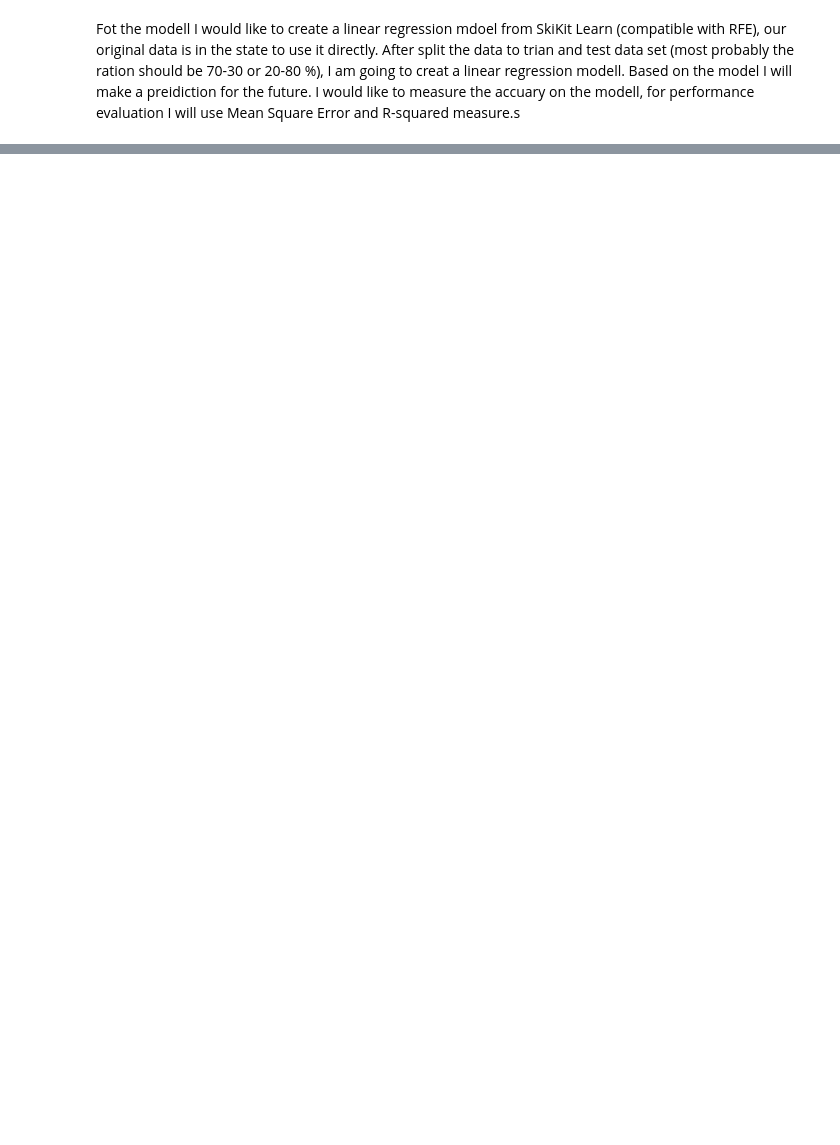
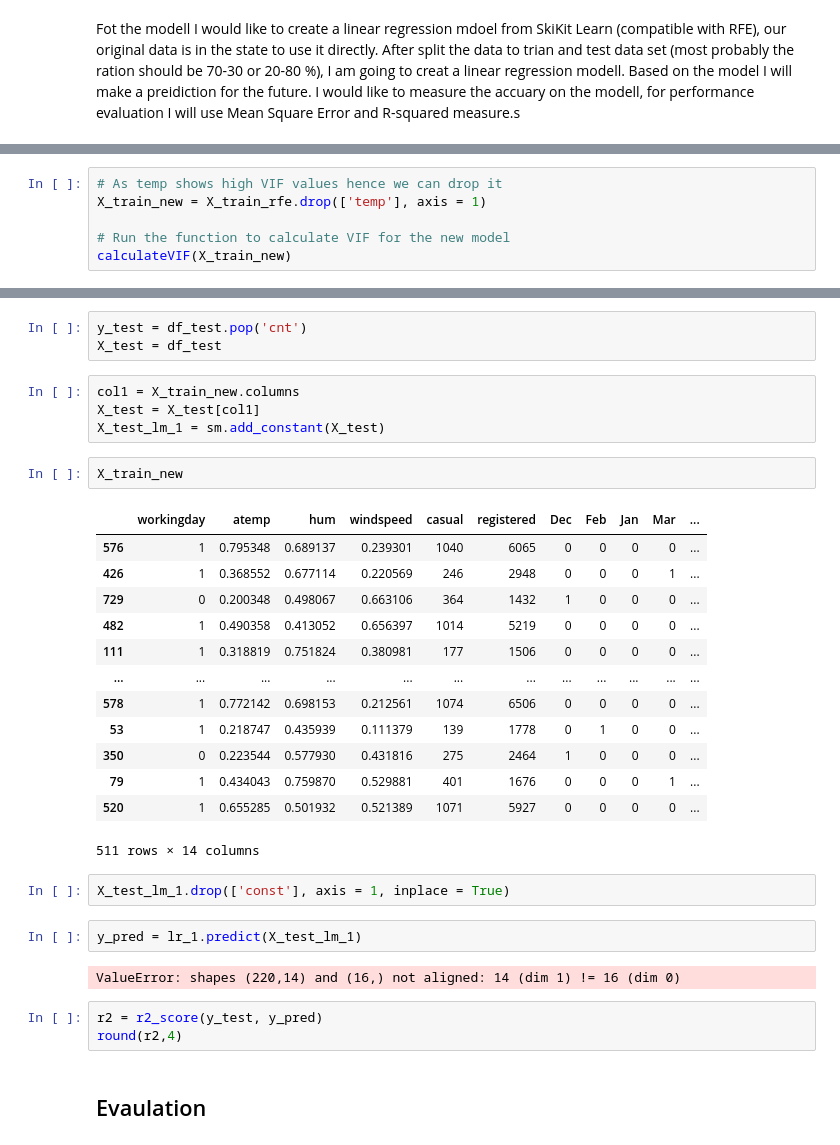
Before and after one commit to Judiiith/Bike_Sharing, a Jupyter notebook: Bike_Sharing.ipynb, the cells around one changed output, grey strips where cells are left out. Drawn from its saved outputs; the diff is of its cells as text; blank space fills up the shorter version.

```diff
--- a/Bike_Sharing.ipynb
+++ b/Bike_Sharing.ipynb
@@ -267,0 +454,6 @@ Fot the modell I would like to create a linear regression mdoel from SkiKit Lear
+# %%
+# As temp shows high VIF values hence we can drop it
+X_train_new = X_train_rfe.drop(['temp'], axis = 1)
+
+# Run the function to calculate VIF for the new model
+calculateVIF(X_train_new)
@@ -267,0 +547,34 @@ Fot the modell I would like to create a linear regression mdoel from SkiKit Lear
+# %%
+y_test = df_test.pop('cnt')
+X_test = df_test
+# %%
+col1 = X_train_new.columns
+X_test = X_test[col1]
+X_test_lm_1 = sm.add_constant(X_test)
+# %%
+X_train_new
+# %% [output]
+|  | workingday | atemp | hum | windspeed | casual | registered | Dec | Feb | Jan | Mar | ... |
+| 576 | 1 | 0.795348 | 0.689137 | 0.239301 | 1040 | 6065 | 0 | 0 | 0 | 0 | ... |
+| 426 | 1 | 0.368552 | 0.677114 | 0.220569 | 246 | 2948 | 0 | 0 | 0 | 1 | ... |
+| 729 | 0 | 0.200348 | 0.498067 | 0.663106 | 364 | 1432 | 1 | 0 | 0 | 0 | ... |
+| 482 | 1 | 0.490358 | 0.413052 | 0.656397 | 1014 | 5219 | 0 | 0 | 0 | 0 | ... |
+| 111 | 1 | 0.318819 | 0.751824 | 0.380981 | 177 | 1506 | 0 | 0 | 0 | 0 | ... |
+| ... | ... | ... | ... | ... | ... | ... | ... | ... | ... | ... | ... |
+| 578 | 1 | 0.772142 | 0.698153 | 0.212561 | 1074 | 6506 | 0 | 0 | 0 | 0 | ... |
+| 53 | 1 | 0.218747 | 0.435939 | 0.111379 | 139 | 1778 | 0 | 1 | 0 | 0 | ... |
+| 350 | 0 | 0.223544 | 0.577930 | 0.431816 | 275 | 2464 | 1 | 0 | 0 | 0 | ... |
+| 79 | 1 | 0.434043 | 0.759870 | 0.529881 | 401 | 1676 | 0 | 0 | 0 | 1 | ... |
+| 520 | 1 | 0.655285 | 0.501932 | 0.521389 | 1071 | 5927 | 0 | 0 | 0 | 0 | ... |
+511 rows × 14 columns
+# %%
+X_test_lm_1.drop(['const'], axis = 1, inplace = True)
+# %%
+y_pred = lr_1.predict(X_test_lm_1)
+# %% [output]
+ValueError: shapes (220,14) and (16,) not aligned: 14 (dim 1) != 16 (dim 0)
+# %%
+r2 = r2_score(y_test, y_pred)
+round(r2,4)
+# %% [markdown]
+## Evaulation
```
Also changed, not shown: parts of 38 cells of this notebook.
